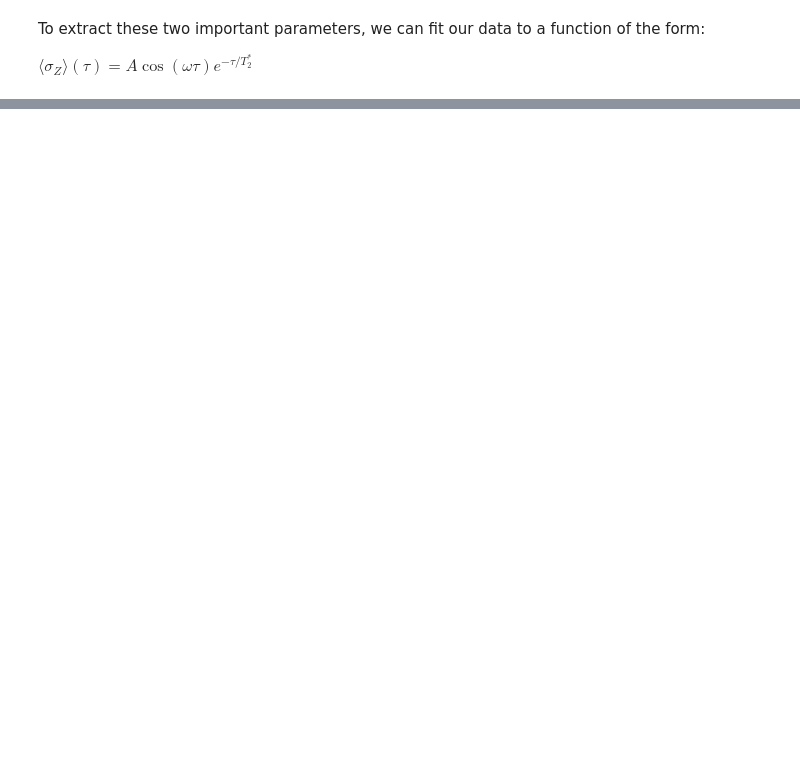
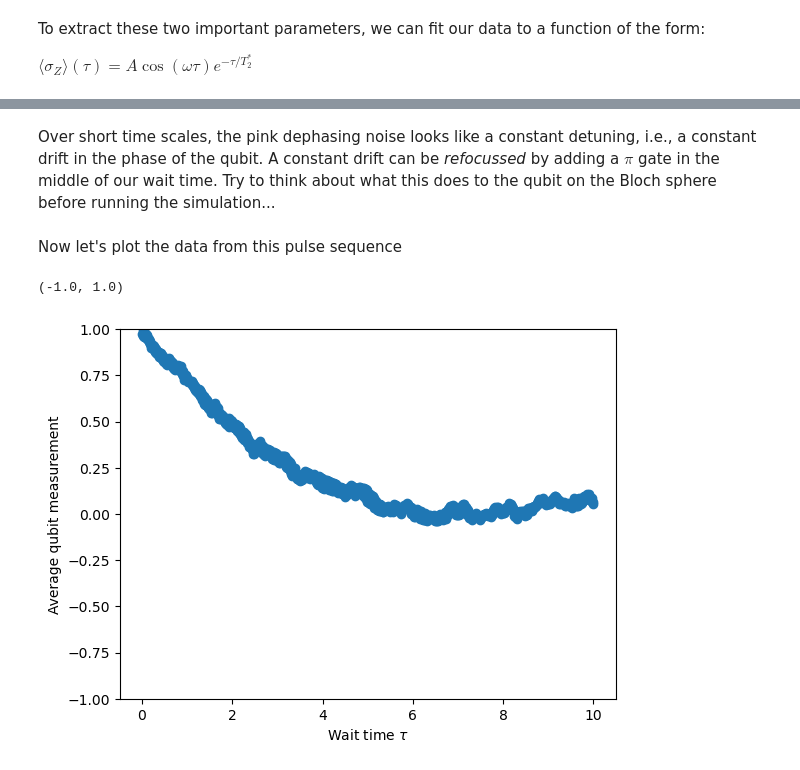
Before and after one commit to jpdehollain/presentations, a Jupyter notebook: 1-qubitEvolution.ipynb, the cells around one changed output, grey strips where cells are left out. Cells and saved outputs as stored; diff of their text form; code cells hidden in the pictures; blank space fills up the shorter version.

Commit message:
hahn echo simulation, still need to fit

```diff
--- a/1-qubitEvolution.ipynb
+++ b/1-qubitEvolution.ipynb
@@ -262,0 +274,49 @@ plt.legend()
+# %% [markdown]
+Over short time scales, the pink dephasing noise looks like a constant detuning, i.e., a constant drift in the phase of the qubit. A constant drift can be _refocussed_ by adding a $\pi$ gate in the middle of our wait time.
+Try to think about what this does to the qubit on the Bloch sphere before running the simulation...
+# %%
+X = sigmaX # This defines the unitary of a pi gate
+psi0 = X_2 @ np.array([1,0]) # First pi/2 pulse on the initialised state
+
+# We can now set the detuning to 0, since it will get refocussed anyway
+H_det = 0 #hbar/2 * (2*np.pi * sigmaZ)
+H_noise = lambda n: hbar/2 * (n * sigmaZ)
+
+# Define the sampling frequency, the Ramsey wait times, the number of measurements to perform and noise amplitude
+fs = 1000
+taus = np.linspace(0.01, 10, int(10/0.01))
+reps = 100
+noise_amp = 3000
+
+# Generate an array of pink noise
+dTime = 1 / fs
+tauPoints = int(taus[0] / dTime)
+N = int(taus[-1] / dTime) * reps
+wNoise = np.random.normal(0,noise_amp,N)
+b,a = signal.butter(1, [0.01, 0.5], btype="band", fs=fs)
+pNoise = signal.lfilter(b,a,wNoise)
+
+# Start simulation
+zTau = np.zeros((reps, len(taus)))
+for r in tqdm(range(reps)):
+    psiT = [psi0] # Initialise the state at the start of each measurement
+    for i, tau in enumerate(taus):
+        for j in range(tauPoints):
+            nIdx = r * len(taus) + i * tauPoints + j
+            if j == int(tauPoints / 2): # At the half-way point, add an X-gate after the evolution
+                psiT.append(X @ expm(-1j*(H_noise(pNoise[nIdx]) + H_det)*dTime/hbar) @ psiT[-1])
+            else:
+                psiT.append(expm(-1j*(H_noise(pNoise[nIdx]) + H_det)*dTime/hbar) @ psiT[-1])
+        # Apply the second pi/2 gate and measure along z after each tau interval
+        psiRamsey = X_2 @ psiT[-1]
+        zTau[r,i] = (psiRamsey.conj().T @ sigmaZ @ psiRamsey).real
+# %% [markdown]
+Now let's plot the data from this pulse sequence
+# %%
+plt.plot(taus, np.mean(zTau, axis=0), 'o')
+plt.ylabel("Average qubit measurement")
+plt.xlabel(r"Wait time $\tau$")
+plt.ylim([-1,1])
+# %% [output]
+(-1.0, 1.0)
+[figure, added]
```
Also changed, not shown: parts of 8 cells of this notebook.
